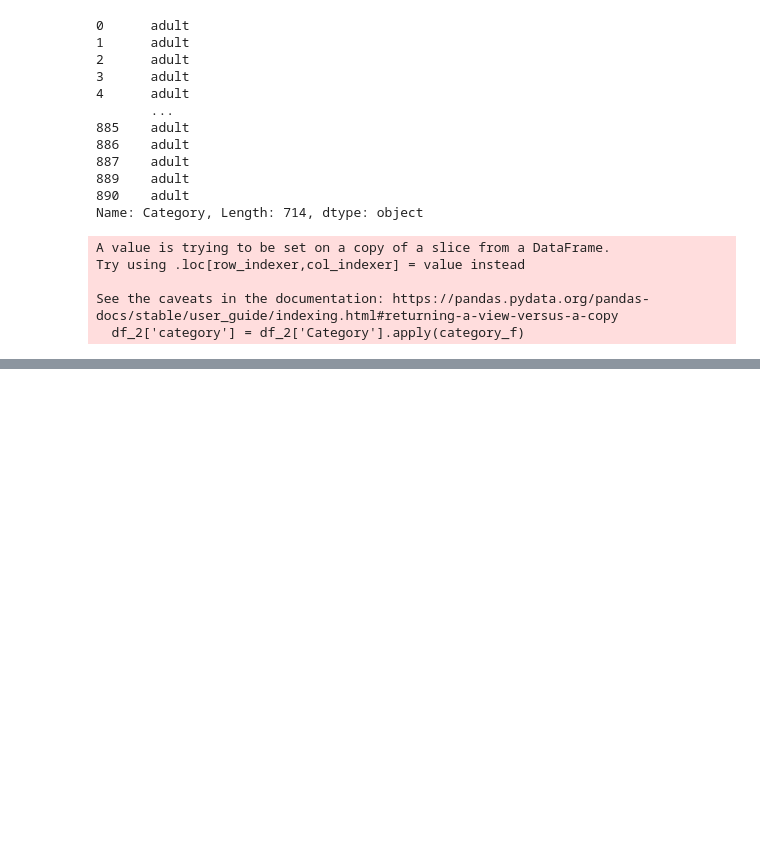
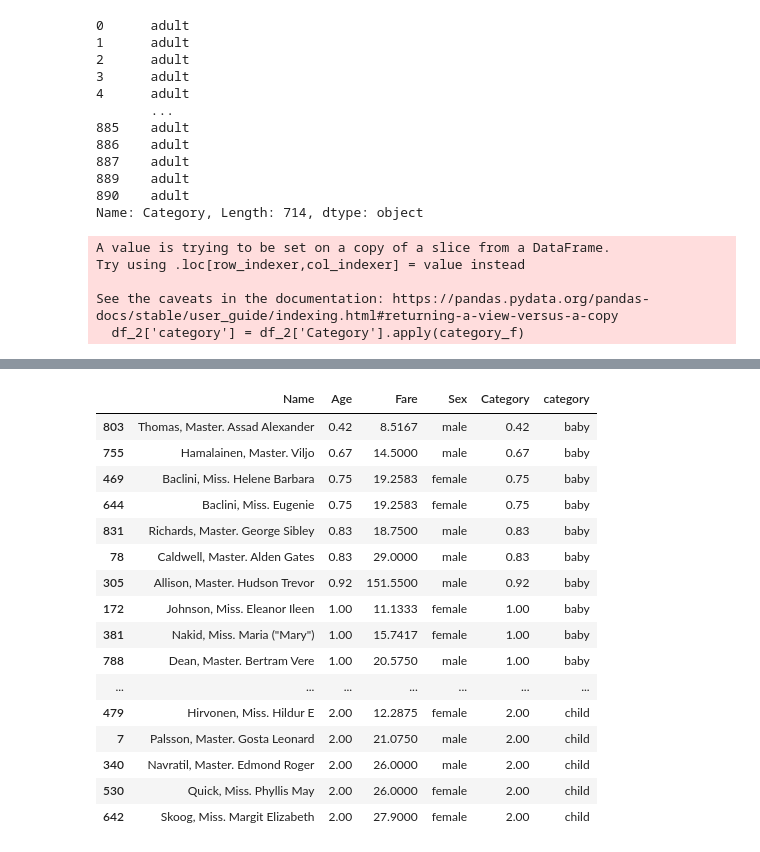
Before and after one commit to wvita1975/fundamentos_python, a Jupyter notebook: plots.ipynb, the cells around one changed output, grey strips where cells are left out. Drawn from its saved outputs; the diff is of its cells as text; code cells hidden in the pictures; blank space fills up the shorter version.

```diff
--- a/plots.ipynb
+++ b/plots.ipynb
@@ -153,0 +432,21 @@ df_2.head(20)
+# %%
+#Ordena el DF por edad en forma ascendente con dos atributos
+df_2.sort_values(['Age', 'Fare']).head(20)
+# %% [output]
+|  | Name | Age | Fare | Sex | Category | category |
+| 803 | Thomas, Master. Assad Alexander | 0.42 | 8.5167 | male | 0.42 | baby |
+| 755 | Hamalainen, Master. Viljo | 0.67 | 14.5000 | male | 0.67 | baby |
+| 469 | Baclini, Miss. Helene Barbara | 0.75 | 19.2583 | female | 0.75 | baby |
+| 644 | Baclini, Miss. Eugenie | 0.75 | 19.2583 | female | 0.75 | baby |
+| 831 | Richards, Master. George Sibley | 0.83 | 18.7500 | male | 0.83 | baby |
+| 78 | Caldwell, Master. Alden Gates | 0.83 | 29.0000 | male | 0.83 | baby |
+| 305 | Allison, Master. Hudson Trevor | 0.92 | 151.5500 | male | 0.92 | baby |
+| 172 | Johnson, Miss. Eleanor Ileen | 1.00 | 11.1333 | female | 1.00 | baby |
+| 381 | Nakid, Miss. Maria ("Mary") | 1.00 | 15.7417 | female | 1.00 | baby |
+| 788 | Dean, Master. Bertram Vere | 1.00 | 20.5750 | male | 1.00 | baby |
+| ... | ... | ... | ... | ... | ... | ... |
+| 479 | Hirvonen, Miss. Hildur E | 2.00 | 12.2875 | female | 2.00 | child |
+| 7 | Palsson, Master. Gosta Leonard | 2.00 | 21.0750 | male | 2.00 | child |
+| 340 | Navratil, Master. Edmond Roger | 2.00 | 26.0000 | male | 2.00 | child |
+| 530 | Quick, Miss. Phyllis May | 2.00 | 26.0000 | female | 2.00 | child |
+| 642 | Skoog, Miss. Margit Elizabeth | 2.00 | 27.9000 | female | 2.00 | child |
```
Also changed, not shown: parts of 35 cells of this notebook.
